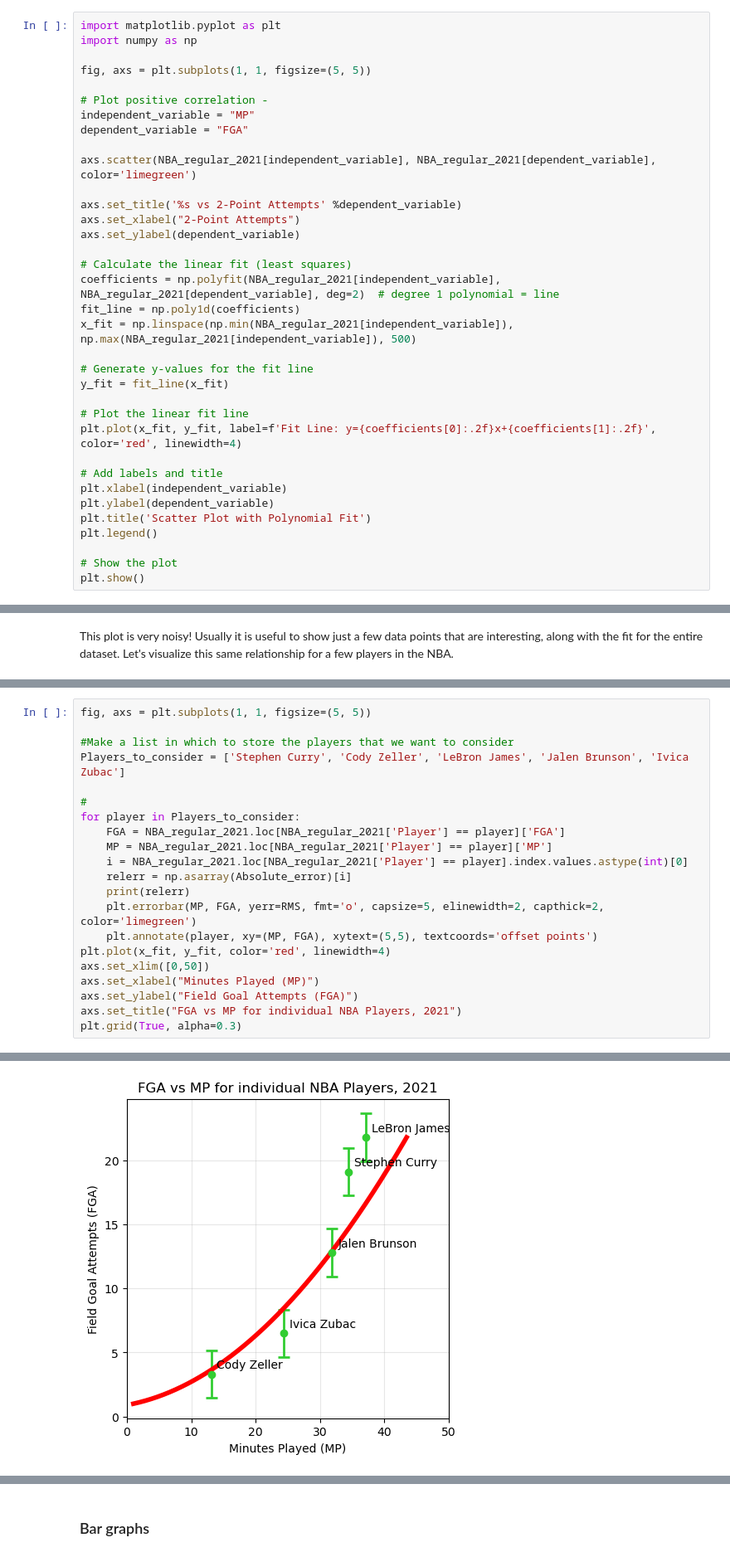
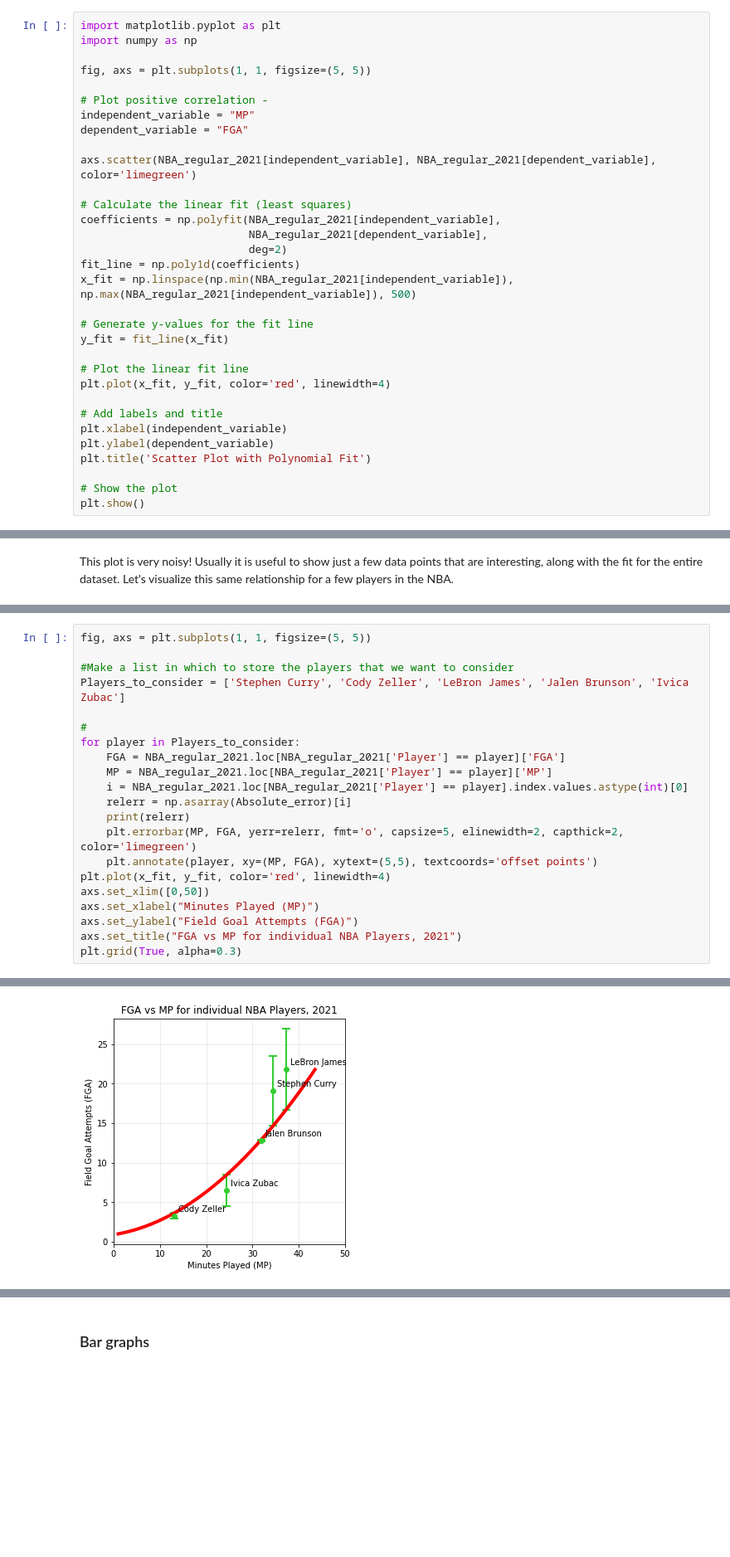
Before and after one commit to PrisonTeachingInitiative/CFR-2025, a Jupyter notebook: Stats/Notebooks/3-Error_timeseries.ipynb, the cells around one changed output, grey strips where cells are left out. Shown at 83% size. Drawn from its saved outputs; the diff is of its cells as text; blank space fills up the shorter version.

```diff
--- a/Stats/Notebooks/3-Error_timeseries.ipynb
+++ b/Stats/Notebooks/3-Error_timeseries.ipynb
@@ -131,12 +128,10 @@ dependent_variable = "FGA"
 
 axs.scatter(NBA_regular_2021[independent_variable], NBA_regular_2021[dependent_variable], color='limegreen')
 
-axs.set_title('%s vs 2-Point Attempts' %dependent_variable)
-axs.set_xlabel("2-Point Attempts")
-axs.set_ylabel(dependent_variable)
-
 # Calculate the linear fit (least squares)
-coefficients = np.polyfit(NBA_regular_2021[independent_variable], NBA_regular_2021[dependent_variable], deg=2)  # degree 1 polynomial = line
+coefficients = np.polyfit(NBA_regular_2021[independent_variable],
+                          NBA_regular_2021[dependent_variable],
+                          deg=2)
 fit_line = np.poly1d(coefficients)
 x_fit = np.linspace(np.min(NBA_regular_2021[independent_variable]), np.max(NBA_regular_2021[independent_variable]), 500)
 
@@ -144,13 +139,12 @@ x_fit = np.linspace(np.min(NBA_regular_2021[independent_variable]), np.max(NBA_r
 y_fit = fit_line(x_fit)
 
 # Plot the linear fit line
-plt.plot(x_fit, y_fit, label=f'Fit Line: y={coefficients[0]:.2f}x+{coefficients[1]:.2f}', color='red', linewidth=4)
+plt.plot(x_fit, y_fit, color='red', linewidth=4)
 
 # Add labels and title
 plt.xlabel(independent_variable)
 plt.ylabel(dependent_variable)
 plt.title('Scatter Plot with Polynomial Fit')
-plt.legend()
 
 # Show the plot
 plt.show()
@@ -208,7 +206,7 @@ for player in Players_to_consider:
     i = NBA_regular_2021.loc[NBA_regular_2021['Player'] == player].index.values.astype(int)[0]
     relerr = np.asarray(Absolute_error)[i]
     print(relerr)
-    plt.errorbar(MP, FGA, yerr=RMS, fmt='o', capsize=5, elinewidth=2, capthick=2, color='limegreen')
+    plt.errorbar(MP, FGA, yerr=relerr, fmt='o', capsize=5, elinewidth=2, capthick=2, color='limegreen')
     plt.annotate(player, xy=(MP, FGA), xytext=(5,5), textcoords='offset points')
 plt.plot(x_fit, y_fit, color='red', linewidth=4)
 axs.set_xlim([0,50])
@@ -225 +223 @@ plt.grid(True, alpha=0.3)
-[figure, old version]
+[figure, new version]
```
Also changed, not shown: parts of 41 cells of this notebook.
